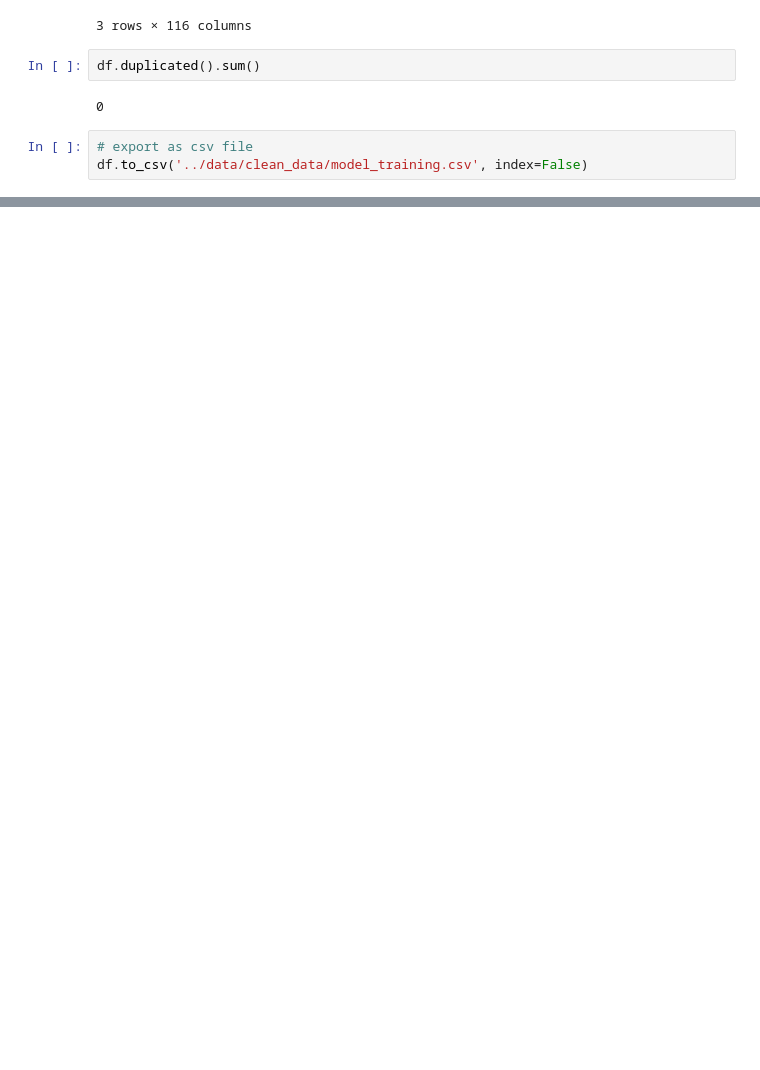
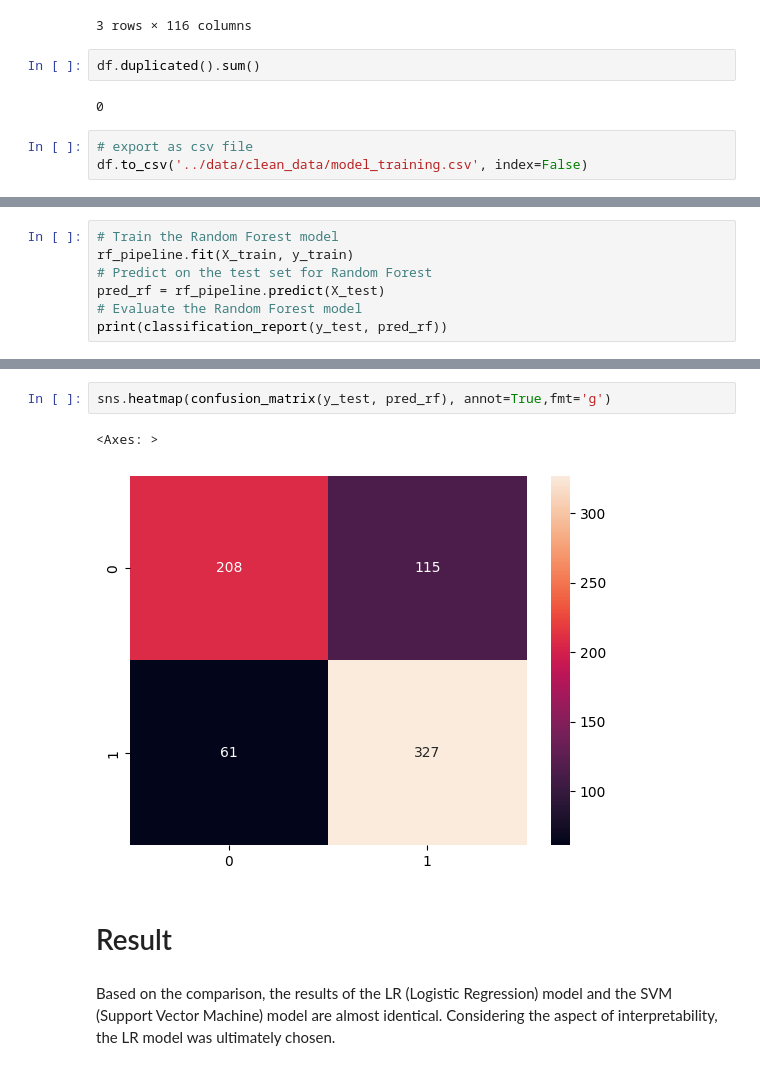
Before and after one commit to txiao9331/EmoLit, a Jupyter notebook: model_training/model_training.ipynb, the cells around one changed output, grey strips where cells are left out. Drawn from its saved outputs; the diff is of its cells as text; blank space fills up the shorter version.

```diff
--- a/model_training/model_training.ipynb
+++ b/model_training/model_training.ipynb
@@ -27,0 +175,7 @@ df.to_csv('../data/clean_data/model_training.csv', index=False)
+# %%
+# Train the Random Forest model
+rf_pipeline.fit(X_train, y_train)
+# Predict on the test set for Random Forest
+pred_rf = rf_pipeline.predict(X_test)
+# Evaluate the Random Forest model
+print(classification_report(y_test, pred_rf))
@@ -27,0 +191,9 @@ df.to_csv('../data/clean_data/model_training.csv', index=False)
+# %%
+sns.heatmap(confusion_matrix(y_test, pred_rf), annot=True,fmt='g')
+# %% [output]
+<Axes: >
+[figure, added]
+# %% [markdown]
+# Result
+# %% [markdown]
+Based on the comparison, the results of the LR (Logistic Regression) model and the SVM (Support Vector Machine) model are almost identical. Considering the aspect of interpretability, the LR model was ultimately chosen.
```
Also changed, not shown: parts of 26 cells of this notebook, 13 other files.
